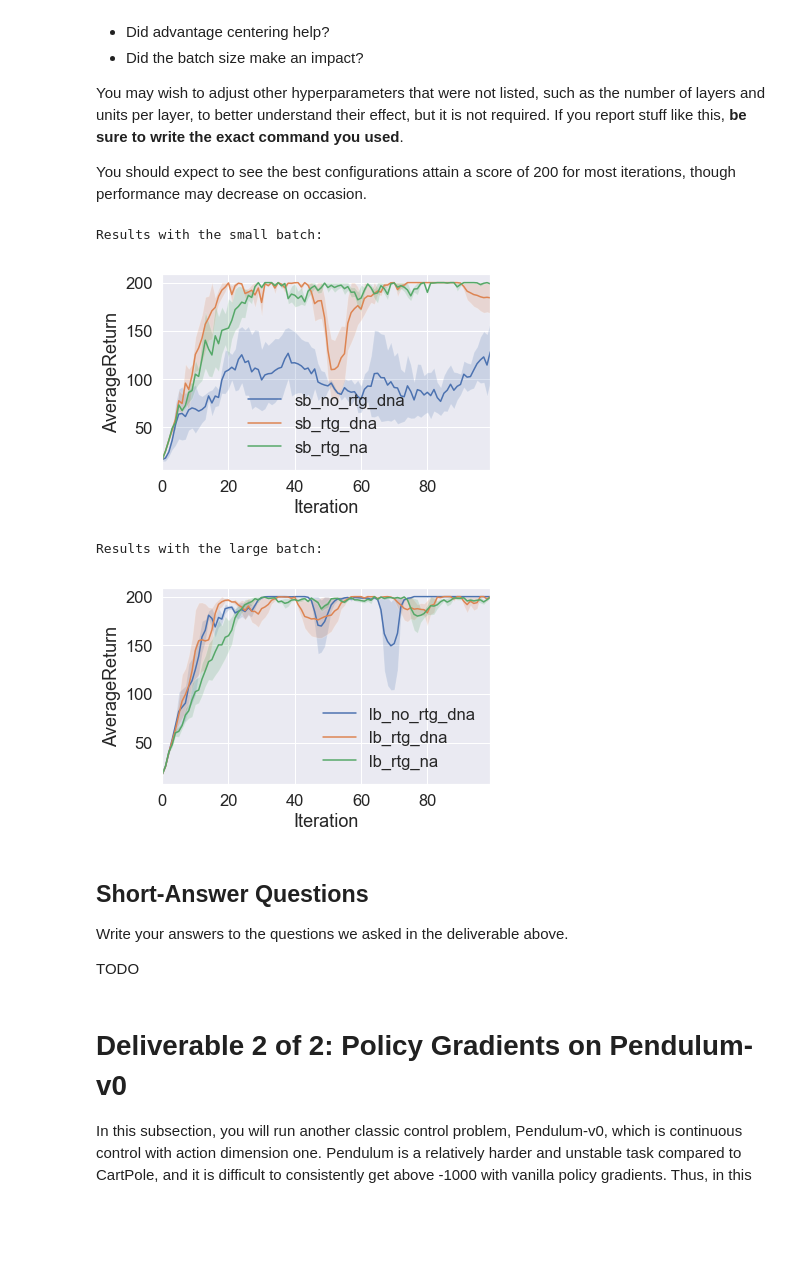
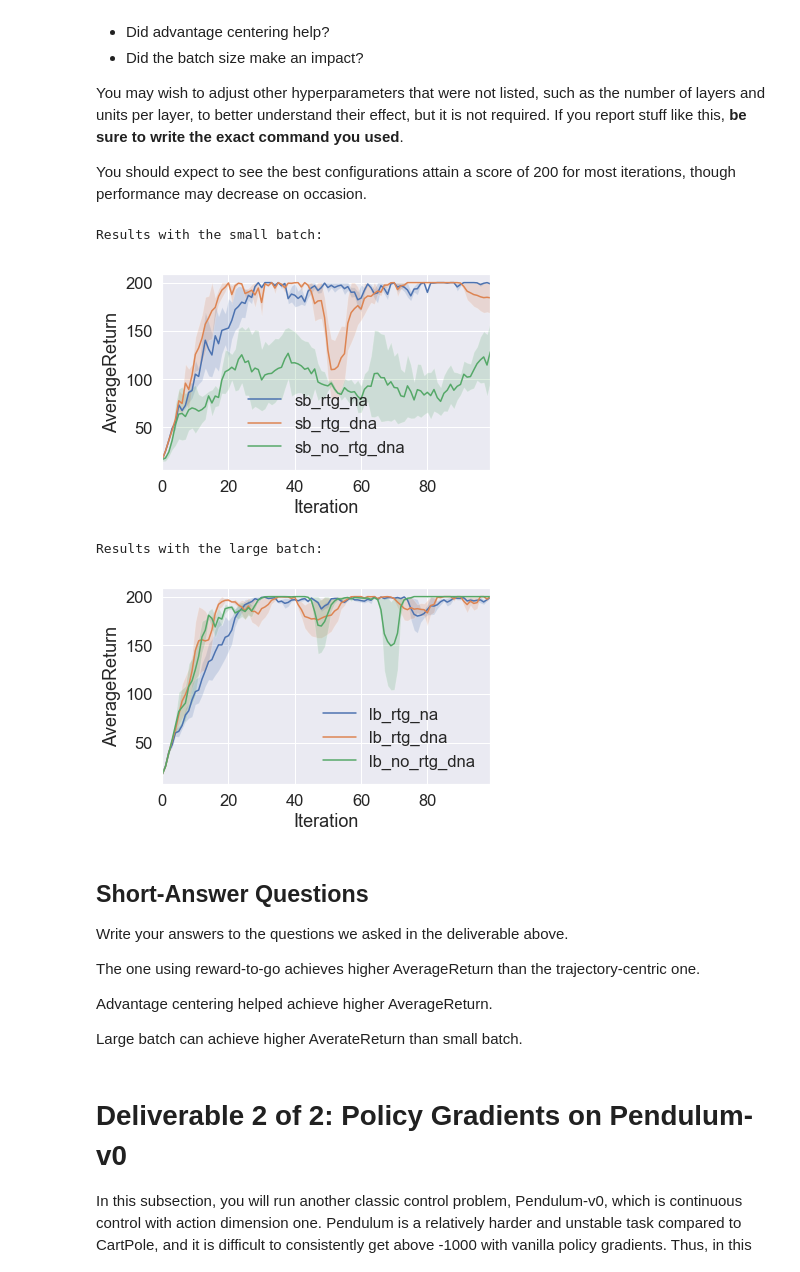
Before and after one commit to Kei3287/cs182_deep_learning, a Jupyter notebook: hw/assignment4/Part01_Policy-Gradients.ipynb, the cells around one changed output. Saved outputs shown, nothing was run; the diff lists cells and outputs as text; code cells hidden in the pictures; blank space fills up the shorter version.

```diff
--- a/hw/assignment4/Part01_Policy-Gradients.ipynb
+++ b/hw/assignment4/Part01_Policy-Gradients.ipynb
@@ -308,37 +308,41 @@ iterations, though performance may decrease on occasion.
 # %%
 # Adjust files in these two lists! The following is an example from my system where
 # I had these as my directory names.
 
 lb_experiments = [
-    'lb_no_rtg_dna_CartPole-v0_21-04-2020_22-55-20',
-    'lb_rtg_dna_CartPole-v0_21-04-2020_23-03-01',
-    'lb_rtg_na_CartPole-v0_21-04-2020_23-35-43',
+    'lb_rtg_na_CartPole-v0_22-04-2020_00-16-18',
+    'lb_rtg_dna_CartPole-v0_22-04-2020_00-12-43',
+    'lb_no_rtg_dna_CartPole-v0_22-04-2020_00-08-20',
 ]
 
 sb_experiments = [
-    'sb_no_rtg_dna_CartPole-v0_21-04-2020_22-46-44',
-    'sb_rtg_dna_CartPole-v0_21-04-2020_22-49-20',
-    'sb_rtg_na_CartPole-v0_21-04-2020_22-50-21',
+    'sb_rtg_na_CartPole-v0_22-04-2020_00-07-21',
+    'sb_rtg_dna_CartPole-v0_22-04-2020_00-06-22',
+    'sb_no_rtg_dna_CartPole-v0_22-04-2020_00-05-18',
 ]
 
 
 # DON'T CHANGE THE FOLLOWING CODE !! If you want to do more experimentation than
 # what we have here, that's fine, but do that in the cells at the end of the notebook.
 print("Results with the small batch:")
 plot(sb_experiments, head='data_pg', legend=None, value='AverageReturn')
 print("\nResults with the large batch:")
 plot(lb_experiments, head='data_pg', legend=None, value='AverageReturn')
 # %% [output]
 Results with the small batch:
-[figure, old version]
+[figure, new version]
 Results with the large batch:
-[figure, old version]
+[figure, new version]
 # %% [markdown]
 ## Short-Answer Questions
 
 Write your answers to the questions we asked in the deliverable above.
 
-TODO
+The one using reward-to-go achieves higher AverageReturn than the trajectory-centric one.
+
+Advantage centering helped achieve higher AverageReturn.
+
+Large batch can achieve higher AverateReturn than small batch.
 # %% [markdown]
 # Deliverable 2 of 2: Policy Gradients on Pendulum-v0
 
```
Also changed, not shown: parts of 1 cell of this notebook, 1 other file.
